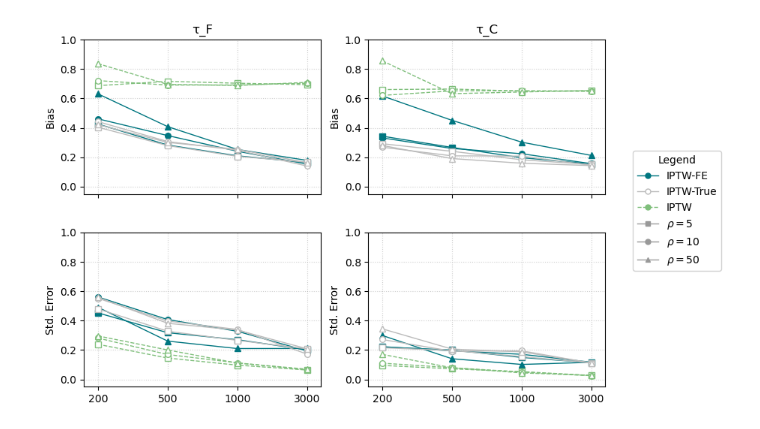
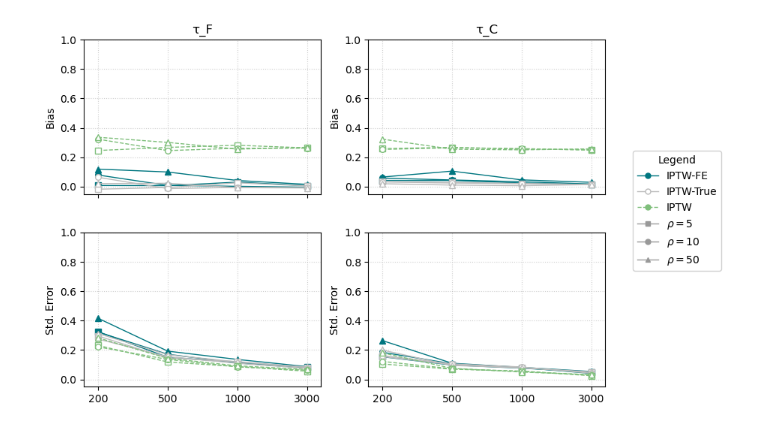
Before and after one commit to Ali-Setareh/SeqGPLVM_FEMSM, a Jupyter notebook: notebooks/fe_msm_results.ipynb, the cells around one changed output. Cells and saved outputs as stored; diff of their text form; code cells hidden in the pictures.

```diff
--- a/notebooks/fe_msm_results.ipynb
+++ b/notebooks/fe_msm_results.ipynb
@@ -18,11 +18,14 @@ import numpy as np
 import pandas as pd
 import matplotlib.pyplot as plt
 from matplotlib.lines import Line2D
+from scipy.stats import norm
+
+z_90 = norm.ppf(0.95)
 
 # -----------------------------------
 # 1) Prepare long data with tau_hats
 # -----------------------------------
-dfp = df_results.loc[(df_results.a == 2) & (df_results.p == 2)].copy()
+dfp = df_results.loc[(df_results.a == 1) & (df_results.p == 2)].copy()
 
 methods = ["IPTW-FE", "IPTW-True", "IPTW"]
 
@@ -49,6 +52,9 @@ for _, r in dfp.iterrows():
             "tau_hat": r[tau_f_cols[m]],
             "tau_true": r["tau_f"],
             "seed":    r["seed"],
+            "se_hat":  r[{"IPTW-FE":"tau_f_fe_se",
+                         "IPTW-True":"tau_f_true_se",
+                         "IPTW":"tau_f_no_fe_se"}[m]]
         })
         # τ_C
         rows.append({
@@ -59,6 +65,9 @@ for _, r in dfp.iterrows():
             "tau_hat": r[tau_c_cols[m]],
             "tau_true": r["tau_c"],
             "seed":    r["seed"],
+            "se_hat":  r[{"IPTW-FE":"tau_c_fe_se",
+                         "IPTW-True":"tau_c_true_se",
+                         "IPTW":"tau_c_no_fe_se"}[m]]
         })
 
 long_df = pd.DataFrame(rows).sort_values(["param", "method", "rho", "N"])
@@ -66,6 +75,14 @@ long_df = pd.DataFrame(rows).sort_values(["param", "method", "rho", "N"])
 # diffs per simulation
 long_df["diff"] = long_df["tau_hat"] - long_df["tau_true"]
 long_df["abs_diff"] = long_df["diff"].abs()
+
+# 90% Wald CI using HC2 SEs
+long_df["ci_low"]  = long_df["tau_hat"] - z_90 * long_df["se_hat"]
+long_df["ci_high"] = long_df["tau_hat"] + z_90 * long_df["se_hat"]
+long_df["covered"] = (
+    (long_df["tau_true"] >= long_df["ci_low"]) &
+    (long_df["tau_true"] <= long_df["ci_high"])
+).astype(float)
 
 # -----------------------------------
 # 2) Aggregate over seeds
@@ -75,7 +92,9 @@ agg_df = (
     .groupby(["N", "rho", "param", "method"], as_index=False)
     .agg(
         bias_abs=("abs_diff", "mean"),   # mean |bias|
-        std_tau=("tau_hat", "std")       # MC std of estimator
+        std_tau=("tau_hat", "std"),       # MC std of estimator
+        bias = ("diff", "mean"),        # mean bias
+        coverage = ("covered", "mean")
     )
 )
 
@@ -94,7 +113,7 @@ xpos = {n: i for i, n in enumerate(unique_N)}
 
 # row specs: (row_index, column_name_in_agg_df, y_label)
 rowspecs = [
-    (0, "bias_abs", "Bias"),
+    (0, "bias", "Bias"),
     (1, "std_tau",  "Std. Error"),
 ]
 
@@ -126,31 +145,31 @@ for row_idx, metric_col, ylabel in rowspecs:
         ax.grid(True, linestyle=":", alpha=0.6)
         ax.set_ylim(-0.05, 1)
 
 # -----------------------------------
 # 4) One combined legend outside
 # -----------------------------------
 method_handles = [
     Line2D([0],[0], color=method_color["IPTW-FE"],   linestyle="-",  marker="o", lw=1, markersize=5, label="IPTW-FE"),
     Line2D([0],[0], color=method_color["IPTW-True"], linestyle="-",  marker="o", lw=1, markersize=5,
            markerfacecolor="white", label="IPTW-True"),
     Line2D([0],[0], color=method_color["IPTW"],      linestyle="--", marker="o", lw=1, markersize=5, label="IPTW"),
 ]
 shape_handles = [
     Line2D([0],[0], color="0.6", linestyle="-", marker="s", lw=1, markersize=5, label=r"$\rho=5$"),
     Line2D([0],[0], color="0.6", linestyle="-", marker="o", lw=1, markersize=5, label=r"$\rho=10$"),
     Line2D([0],[0], color="0.6", linestyle="-", marker="^", lw=1, markersize=5, label=r"$\rho=50$"),
 ]
 all_handles = method_handles + shape_handles
 all_labels  = [h.get_label() for h in all_handles]
 
 fig.legend(
     all_handles, all_labels,
     loc="center left", bbox_to_anchor=(0.85, 0.5),
     frameon=True, fancybox=True, framealpha=0.9,
     title="Legend", ncol=1,
 )
 
 fig.subplots_adjust(right=0.82, hspace=0.25)
 plt.show()
 # %% [output]
-[figure, old version]
+[figure, new version]
```
Also changed, not shown: parts of 1 cell of this notebook, 8 other files.
